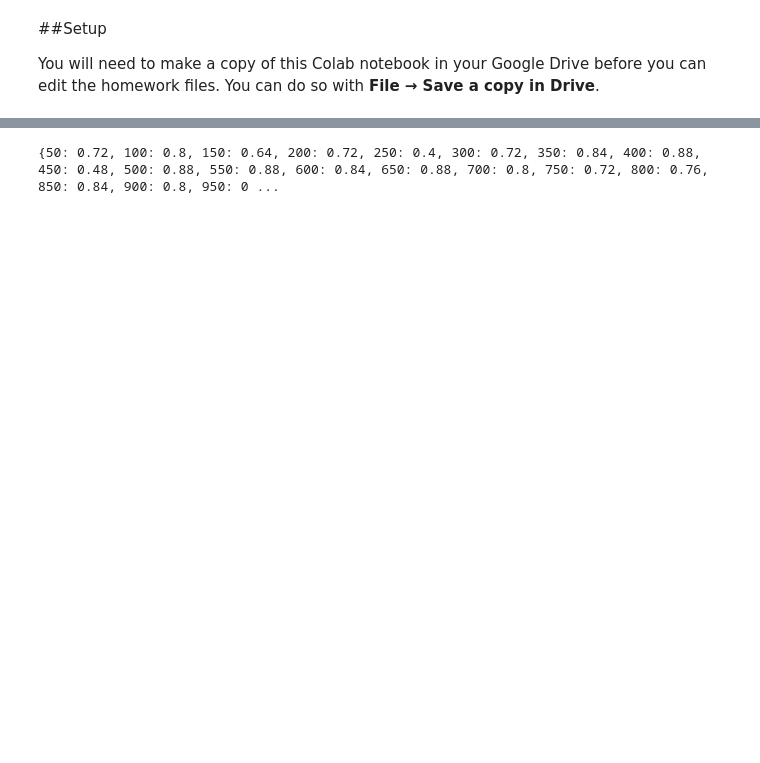
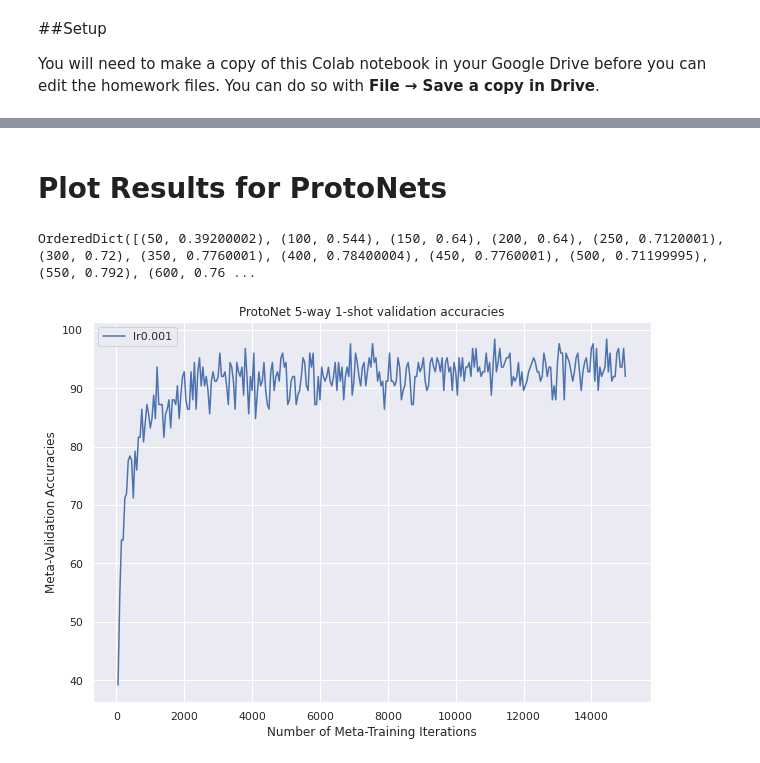
Before and after one commit to adityabingi/cs330-meta-learning, a Jupyter notebook: CS330_Homework2_Stencil.ipynb, the cells around one changed output, grey strips where cells are left out. Saved outputs shown, nothing was run; the diff lists cells and outputs as text; code cells hidden in the pictures; blank space fills up the shorter version.

```diff
--- a/CS330_Homework2_Stencil.ipynb
+++ b/CS330_Homework2_Stencil.ipynb
@@ -632,0 +701,5 @@ print(dict(logs))
+# %%
+logdir = '/content/drive/MyDrive/CS330-MetaLearning/Hw2/maml/'
+log_file1 = logdir + 'meta_train.n_way_5.mbs_25.k_shot_1.inner_numstep_1.inner_updatelr_0.04.learn_inner_update_lr_False' + '.pkl'
+metrics1 = load_metrics(log_file1)
+print(metrics1)
@@ -861,8 +992,24 @@ Average Meta-Test Accuracy: 0.96595, Meta-Test Accuracy Std: 0.04726
-# %%
-log_file = logdir + 'meta_train.n_way_5.k_shot_1.n_query_5.n_meta_test_way_5.k_meta_test_shot_4.n_meta_test_query_4' + '.pkl'
-with open(log_file, 'rb') as f:
-  logs = pickle.load(f)
-
-print(dict(logs))
-# %% [output]
-{50: 0.72, 100: 0.8, 150: 0.64, 200: 0.72, 250: 0.4, 300: 0.72, 350: 0.84, 400: 0.88, 450: 0.48, 500: 0.88, 550: 0.88, 600: 0.84, 650: 0.88, 700: 0.8, 750: 0.72, 800: 0.76, 850: 0.84, 900: 0.8, 950: 0 ...
+# %% [markdown]
+# Plot Results for ProtoNets
+# %%
+logdir = '/content/drive/MyDrive/CS330-MetaLearning/Hw2/proto_nets/'
+log_file = logdir + 'meta_train.n_way_5.k_shot_1.n_query_5.n_meta_test_way_5.k_meta_test_shot_4.n_meta_test_query_4' + '.pkl'
+metrics1 = load_metrics(log_file1)
+# %%
+print(metrics1)
+# %% [output]
+OrderedDict([(50, 0.39200002), (100, 0.544), (150, 0.64), (200, 0.64), (250, 0.7120001), (300, 0.72), (350, 0.7760001), (400, 0.78400004), (450, 0.7760001), (500, 0.71199995), (550, 0.792), (600, 0.76 ...
+# %%
+meta_train_iterations = list(metrics1.keys())
+y_1 = list(metrics1.values())
+y_stacked = np.stack([y_1], axis=0)
+# %%
+x_label = 'Number of Meta-Training Iterations'
+y_label = 'Meta-Validation Accuracies'
+title = 'ProtoNet 5-way 1-shot validation accuracies'
+hp_values=['0.001']
+label_strings = ['lr']
+save_path = logdir + 'protonet-meta-val-plot-manual-lr.jpg'
+plot_results(hp_values, meta_train_iterations, y_stacked, label_strings, x_label, y_label, title, save_path)
+# %% [output]
+[figure, added]
```
Also changed, not shown: parts of 24 cells of this notebook.
